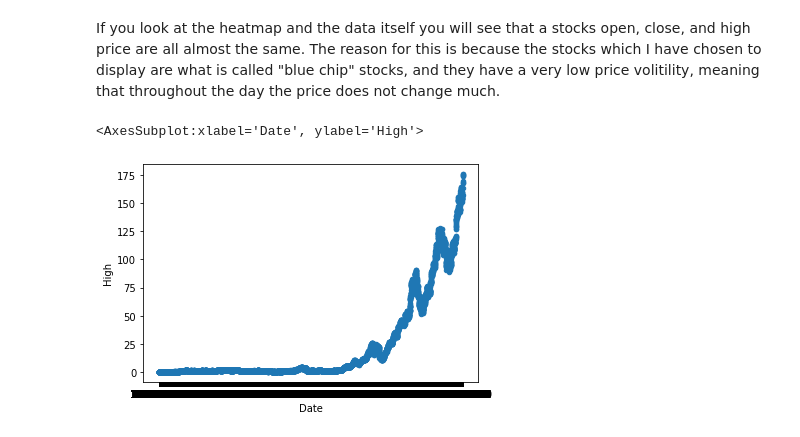
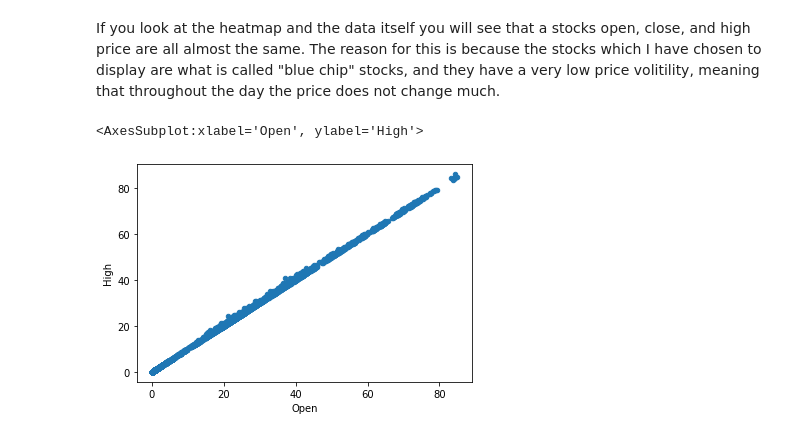
Before and after one commit to ubco-W2021T1-data301/project-group21-project, a Jupyter notebook: notebooks/analysis1.ipynb, the cells around one changed output. Saved outputs shown, nothing was run; the diff lists cells and outputs as text; code cells hidden in the pictures.

```diff
--- a/notebooks/analysis1.ipynb
+++ b/notebooks/analysis1.ipynb
@@ -12,8 +14,7 @@ import seaborn as sns #Understanding my variables
 # %% [markdown]
 Loading in stocks of my choice for EDA:
 # %%
-AAPL_df = pd.read_csv("../data/raw/archive/Stocks/aapl.us.txt", sep=",", header=None, names=["Date", "Open", "High", "Low", "Close", "Volume", "OpenInt"])
-MSFT_df = pd.read_csv("../data/raw/archive/Stocks/msft.us.txt", sep=",", header=None, names=["Date", "Open", "High", "Low", "Close", "Volume", "OpenInt"])
-BA_df = pd.read_csv("../data/raw/archive/Stocks/ba.us.txt", sep=",", header=None, names=["Date", "Open", "High", "Low", "Close", "Volume", "OpenInt"])
-LMT_df = pd.read_csv("../data/raw/archive/Stocks/lmt.us.txt", sep=",", header=None, names=["Date", "Open", "High", "Low", "Close", "Volume", "OpenInt"])
-TSLA_df = pd.read_csv("../data/raw/archive/Stocks/tsla.us.txt", sep=",", header=None, names=["Date", "Open", "High", "Low", "Close", "Volume", "OpenInt"])
+AAPL_df = pd.read_csv("../data/raw/archive/Stocks/aapl.us.txt", sep=",", header=0)
+MSFT_df = pd.read_csv("../data/raw/archive/Stocks/msft.us.txt", sep=",", header=0)
+BA_df = pd.read_csv("../data/raw/archive/Stocks/ba.us.txt", sep=",", header=0)
+LMT_df = pd.read_csv("../data/raw/archive/Stocks/lmt.us.txt", sep=",", header=0)
@@ -124,9 +226,0 @@ sns.heatmap(corr, xticklabels=corr.columns, yticklabels=corr.columns, annot=True
-# %%
-
-MSFT_df['Open'] = pd.to_numeric(MSFT_df['Open'], errors='coerce')
-MSFT_df['High'] = pd.to_numeric(MSFT_df['High'], errors='coerce')
-MSFT_df['Low'] = pd.to_numeric(MSFT_df['Low'], errors='coerce')
-MSFT_df['Close'] = pd.to_numeric(MSFT_df['Close'], errors='coerce')
-MSFT_df['Volume'] = pd.to_numeric(MSFT_df['Volume'], errors='coerce')
-corr = MSFT_df.corr()# plot the heatmap
-sns.heatmap(corr, xticklabels=corr.columns, yticklabels=corr.columns, annot=True, cmap=sns.diverging_palette(220, 20, as_cmap=True))
@@ -137,7 +228,7 @@ sns.heatmap(corr, xticklabels=corr.columns, yticklabels=corr.columns, annot=True
 If you look at the heatmap and the data itself you will see that a stocks open, close, and high price are all almost the same.
 The reason for this is because the stocks which I have chosen to display are what is called "blue chip" stocks, and they have a very low price volitility, meaning that throughout the day the price does not change much.
 # %%
-AAPL_df.plot(kind='scatter', x='Date', y='High')
+MSFT_df.plot(kind='scatter', x='Open', y='High')
 # %% [output]
-<AxesSubplot:xlabel='Date', ylabel='High'>
+<AxesSubplot:xlabel='Open', ylabel='High'>
-[figure, old version]
+[figure, new version]
```
Also changed, not shown: parts of 69 cells of this notebook.
